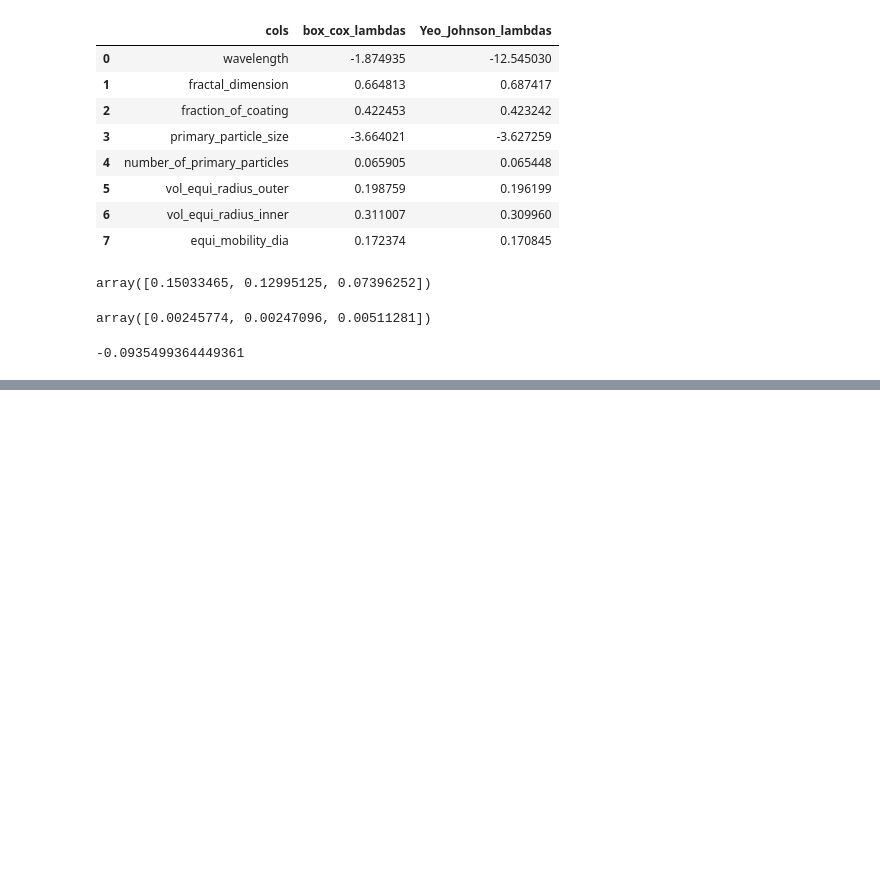
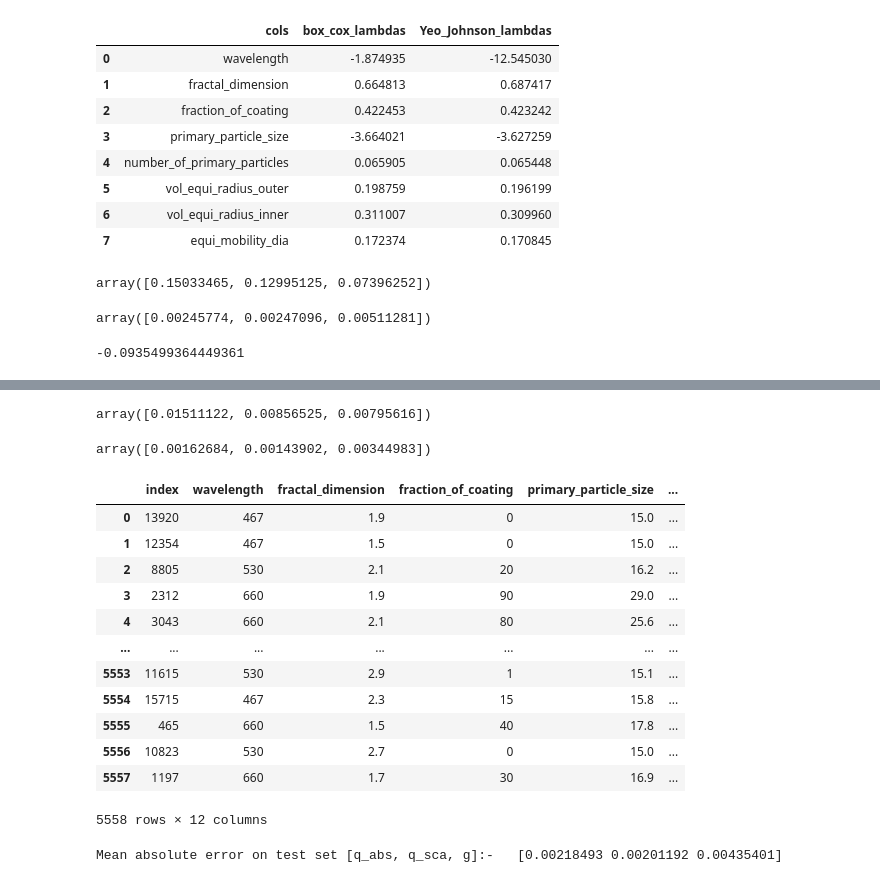
Before and after one commit to jaikrishna-patil/BC-Aerosol-Project, a Jupyter notebook: Notebooks/Untitled1.ipynb, the cells around one changed output, grey strips where cells are left out. Saved outputs shown, nothing was run; the diff lists cells and outputs as text; code cells hidden in the pictures; blank space fills up the shorter version.

Commit message:
Updated predict script

```diff
--- a/Notebooks/Untitled1.ipynb
+++ b/Notebooks/Untitled1.ipynb
@@ -235,0 +440,8 @@ np.mean(cross_val_score(model,X_transformed,Y,scoring='neg_mean_absolute_error')
+# %%
+error_NN
+# %% [output]
+array([0.01511122, 0.00856525, 0.00795616])
+# %%
+error_KRR
+# %% [output]
+array([0.00162684, 0.00143902, 0.00344983])
@@ -235,0 +451,30 @@ np.mean(cross_val_score(model,X_transformed,Y,scoring='neg_mean_absolute_error')
+# %%
+df=pd.read_excel("database_new.xlsx")
+# %%
+X = df.iloc[:,:8]
+Y = df.iloc[:,25:28]
+X_train, X_test, Y_train, Y_test=train_test_split(X, Y,test_size=0.3,random_state=42)
+# %%
+df_train=pd. merge(X_train, Y_train, left_index=True, right_index=True)
+df_test=pd. merge(X_test, Y_test, left_index=True, right_index=True)
+df_train=df_train.reset_index()
+df_test=df_test.reset_index()
+X_test=df_test.loc[:, ['wavelength', 'fractal_dimension', 'fraction_of_coating', 'primary_particle_size',
+                       'number_of_primary_particles',
+                       'vol_equi_radius_outer', 'vol_equi_radius_inner', 'equi_mobility_dia']]
+Y_test=df_test.loc[:,['q_abs', 'q_sca', 'g']]
+df_test
+# %% [output]
+|  | index | wavelength | fractal_dimension | fraction_of_coating | primary_particle_size | ... |
+| 0 | 13920 | 467 | 1.9 | 0 | 15.0 | ... |
+| 1 | 12354 | 467 | 1.5 | 0 | 15.0 | ... |
+| 2 | 8805 | 530 | 2.1 | 20 | 16.2 | ... |
+| 3 | 2312 | 660 | 1.9 | 90 | 29.0 | ... |
+| 4 | 3043 | 660 | 2.1 | 80 | 25.6 | ... |
+| ... | ... | ... | ... | ... | ... | ... |
+| 5553 | 11615 | 530 | 2.9 | 1 | 15.1 | ... |
+| 5554 | 15715 | 467 | 2.3 | 15 | 15.8 | ... |
+| 5555 | 465 | 660 | 1.5 | 40 | 17.8 | ... |
+| 5556 | 10823 | 530 | 2.7 | 0 | 15.0 | ... |
+| 5557 | 1197 | 660 | 1.7 | 30 | 16.9 | ... |
+5558 rows × 12 columns
@@ -235,0 +483,30 @@ np.mean(cross_val_score(model,X_transformed,Y,scoring='neg_mean_absolute_error')
+# %%
+
+pt = PowerTransformer(method='box-cox')
+X_train_transformed = pt.fit_transform(X_train+0.00000000001)
+X_test_transformed = pt.transform(X_test+0.000000001)
+
+#scaling_y = PowerTransformer(method='box-cox')
+
+#Y_train = scaling_y.fit_transform(Y_train+0.00000000001)
+
+#print(pd.DataFrame({'cols':X_train.columns,'box_cox_lambdas':pt.lambdas_}))
+
+regressor = KernelRidge(alpha=0.0001, gamma=0.75, kernel='rbf')
+
+
+model = regressor.fit(X_train_transformed, Y_train)
+
+
+Y_pred = model.predict(X_test_transformed)
+# Y_pred=wrapper.predict(X_test)
+
+#Y_pred = scaling_y.inverse_transform(Y_pred)
+#Y_pred = pd.DataFrame(data=Y_pred, columns=["q_abs", "q_sca", "g"])
+
+error = mean_absolute_error(Y_test, Y_pred, multioutput='raw_values')
+
+
+print('Mean absolute error on test set [q_abs, q_sca, g]:-  ', error)
+# %% [output]
+Mean absolute error on test set [q_abs, q_sca, g]:-   [0.00218493 0.00201192 0.00435401]
```
Also changed, not shown: parts of 73 cells of this notebook, 20 other files.
